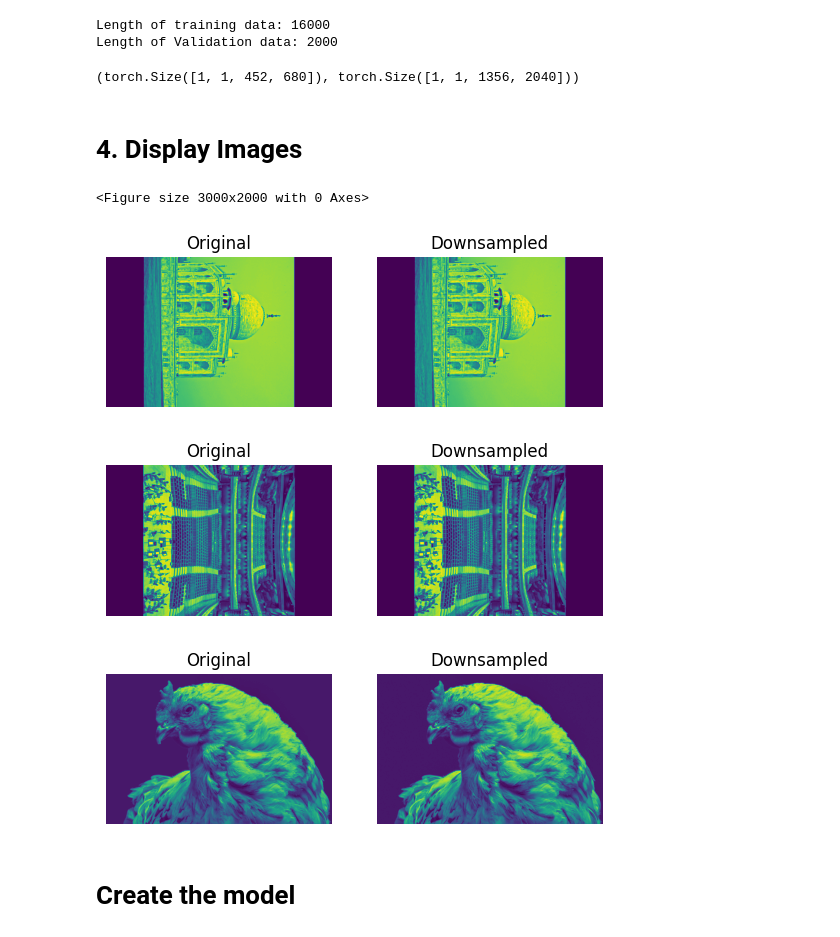
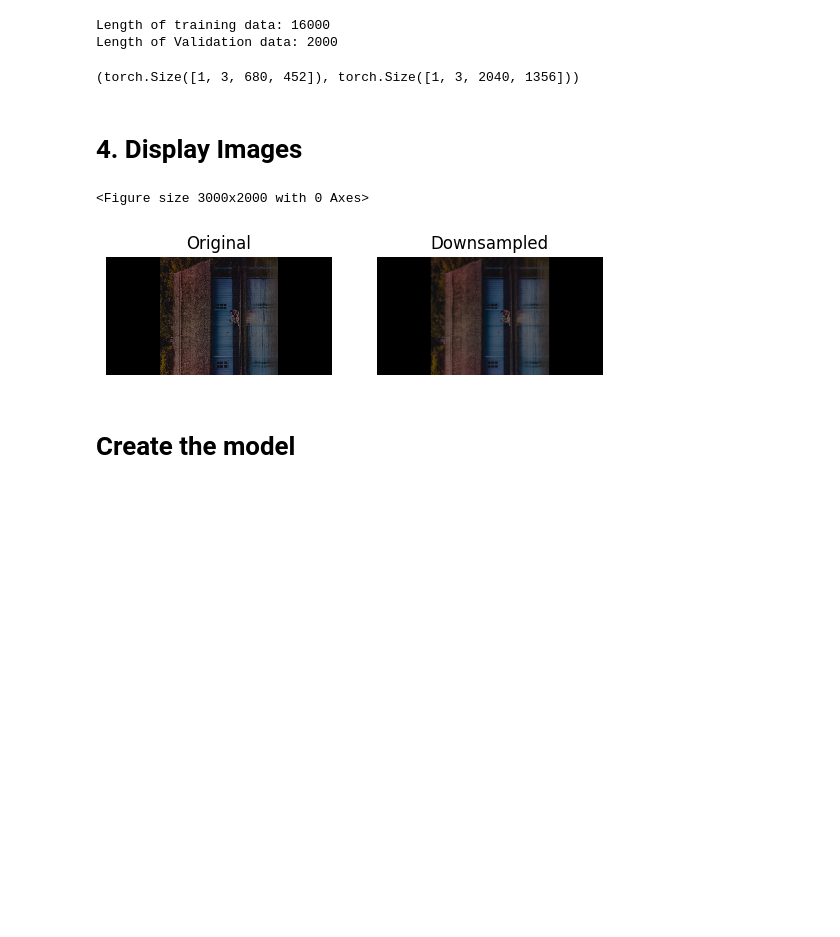
Before and after one commit to NicoCeresa/FSRCNN-2016, a Jupyter notebook: notebooks/02_sandbox.ipynb, the cells around one changed output. Drawn from its saved outputs; the diff is of its cells as text; code cells hidden in the pictures; blank space fills up the shorter version.

Commit message:
got model training for color images. 2 epochs went well, excited for 10

```diff
--- a/notebooks/02_sandbox.ipynb
+++ b/notebooks/02_sandbox.ipynb
@@ -253,7 +235,7 @@ import pathlib
 
 class TrainDIV2K(Dataset):
 
-    def __init__(self, dir_path:str, scale=2):
+    def __init__(self, dir_path:str, scale=3):
         super().__init__()
         # get images from a path
         self.paths = list(pathlib.Path(dir_path).glob(f"*.png"))
@@ -269,13 +251,13 @@ class TrainDIV2K(Dataset):
         train_img_transform = v2.Compose([
             v2.ToPILImage(),
             v2.Resize(size=((int(im_height//self.scale)), (int(im_width//self.scale))), interpolation=InterpolationMode.BICUBIC),
-            v2.Grayscale(num_output_channels=1),
-            v2.Compose([v2.ToImage(), v2.ToDtype(torch.float32, scale=True)])])
+            # v2.Grayscale(num_output_channels=1),
+            v2.Compose([v2.ToImage(), v2.ToDtype(torch.int8, scale=True)])])
 
         hr_img_transform = v2.Compose([
-            v2.Grayscale(num_output_channels=1),
+            # v2.Grayscale(num_output_channels=1),
             v2.Resize(size=(im_height, im_width), interpolation=InterpolationMode.BICUBIC),
-            v2.Compose([v2.ToImage(), v2.ToDtype(torch.float32, scale=True)])
+            v2.Compose([v2.ToImage(), v2.ToDtype(torch.int8, scale=True)])
         ])
 
         return train_img_transform(image), hr_img_transform(image)
@@ -305,7 +287,7 @@ import pathlib
 
 class EvalDIV2K(Dataset):
 
-    def __init__(self, dir_path:str, scale=2):
+    def __init__(self, dir_path:str, scale=3):
         super().__init__()
         # get images from a path
         self.paths = list(pathlib.Path(dir_path).glob(f"*.png"))
@@ -321,14 +303,14 @@ class EvalDIV2K(Dataset):
         test_img_transform = v2.Compose([
             v2.ToPILImage(),
             v2.Resize(size=((int(im_height//self.scale)), (int(im_width//self.scale))), interpolation=InterpolationMode.BICUBIC),
-            v2.Grayscale(num_output_channels=1),
-            v2.Compose([v2.ToImage(), v2.ToDtype(torch.float32, scale=True)]),
+            # v2.Grayscale(num_output_channels=1),
+            v2.Compose([v2.ToImage(), v2.ToDtype(torch.int8, scale=True)]),
         ])
 
         hr_img_transform = v2.Compose([
-            v2.Grayscale(num_output_channels=1),
+            # v2.Grayscale(num_output_channels=1),
             v2.Resize(size=(im_height, im_width), interpolation=InterpolationMode.BICUBIC),
-            v2.Compose([v2.ToImage(), v2.ToDtype(torch.float32, scale=True)])
+            v2.Compose([v2.ToImage(), v2.ToDtype(torch.int8, scale=True)])
         ])
 
         return test_img_transform(image), hr_img_transform(image)
@@ -389,19 +371,19 @@ train_dataloader_custom = DataLoader(dataset=train_data_custom,
 eval_dataloader_custom = DataLoader(dataset=valid_data_custom,
                                      batch_size=BATCH_SIZE,
                                     #  num_workers=NUM_WORKERS,
-                                     shuffle=False)
+                                     shuffle=True)
 # %%
 LR_custom, HR_custom = next(iter(eval_dataloader_custom))
 
 LR_custom.shape, HR_custom.shape
 # %% [output]
-(torch.Size([1, 1, 452, 680]), torch.Size([1, 1, 1356, 2040]))
+(torch.Size([1, 3, 680, 452]), torch.Size([1, 3, 2040, 1356]))
 # %% [markdown]
 # 4. Display Images
 # %%
 from einops.layers.torch import Rearrange
 
-def plot_transformation(idx, data, n=3):
+def plot_transformation(idx, data, n=1):
     """
     input:
         path_list: list of paths
@@ -412,28 +394,27 @@ def plot_transformation(idx, data, n=3):
     """
     plt.figure(figsize=(30,20))
     random_images = random.sample(range(len(data)), n)
+    LR_custom, HR_custom = next(iter(data))
     for img in random_images:
         fig, ax = plt.subplots(nrows=1, ncols=2)
-        images = data.__getitem__(img)
+        # images = data.__getitem__(img)
         # OG image
         # image_0 = Rearrange('h w c -> h w c')(images[0])
-        ax[0].imshow(images[1].squeeze(0))
+        ax[0].imshow(LR_custom.squeeze(0).permute(1,2,0), interpolation='nearest')
         ax[0].set_title(f"Original")
         ax[0].axis(False)
 
         # Transformed image
         # image_1 = Rearrange('h w c -> h w c')(images[1])
-        ax[1].imshow(images[0].squeeze(0))
+        ax[1].imshow(HR_custom.squeeze(0).permute(1,2,0))
         ax[1].set_title(f"Downsampled")
         ax[1].axis(False)
 # %%
 plot_transformation(idx=3,
-                    data=train_data_custom)
+                    data=train_dataloader_custom)
 # %% [output]
 <Figure size 3000x2000 with 0 Axes>
-[figure, old version]
+[figure, new version]
-[figure, removed]
-[figure, removed]
 # %% [markdown]
 # Create the model
 # %%
```
Also changed, not shown: parts of 15 cells of this notebook, 3 other files.
